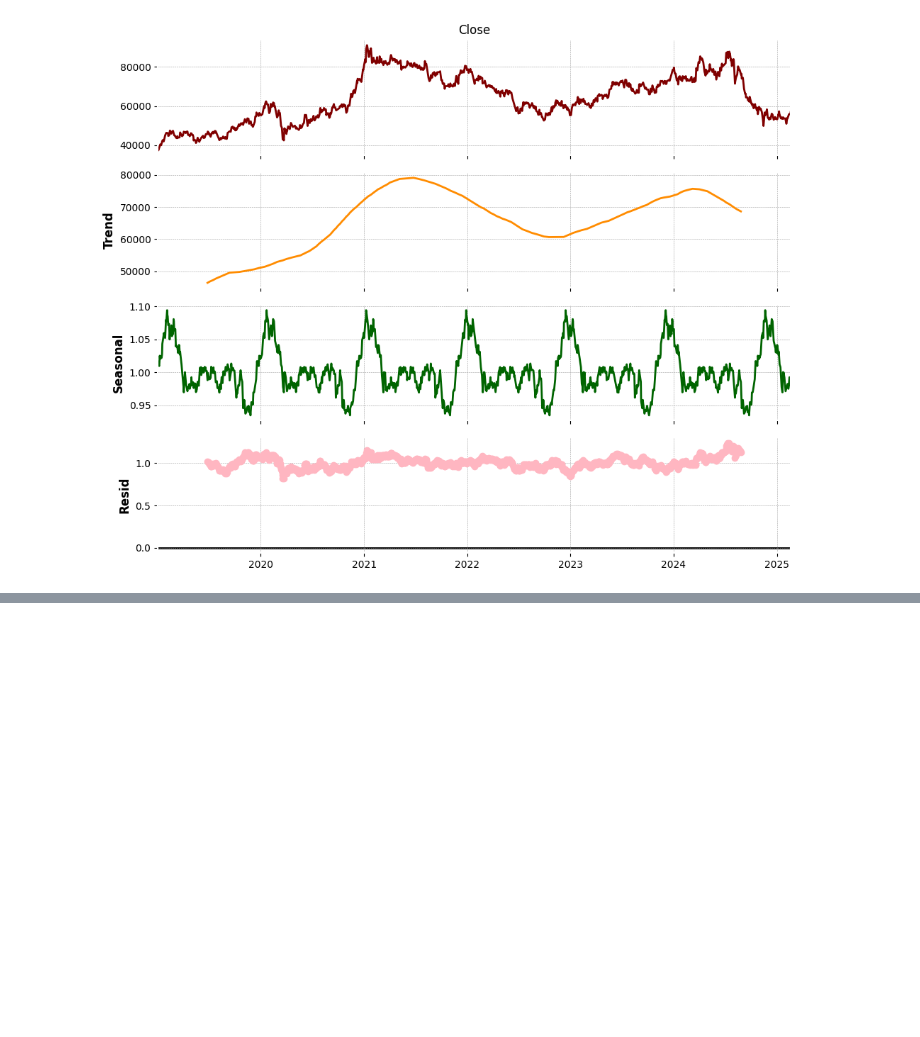
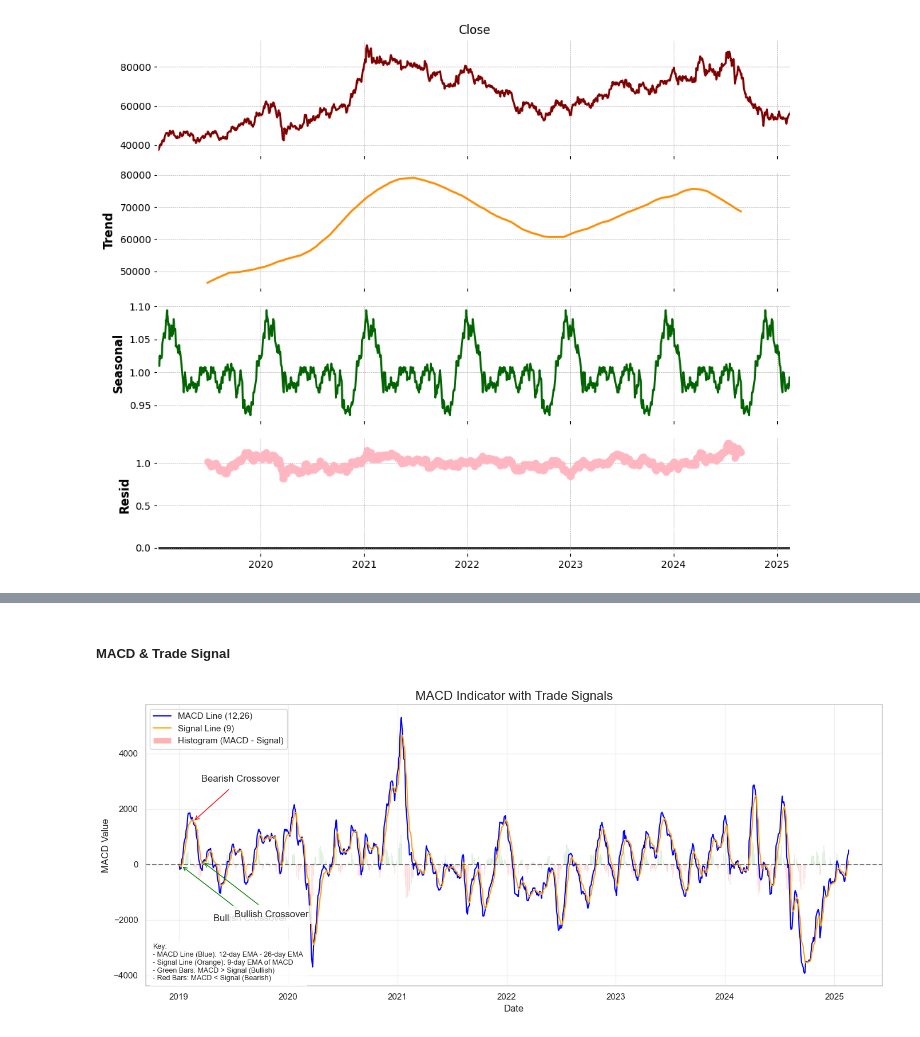
Before and after one commit to BIGDATA-GROUP-4/Samsung-Stock-Price, a Jupyter notebook: Samsung_stockprice.ipynb, the cells around one changed output, grey strips where cells are left out. Drawn from its saved outputs; the diff is of its cells as text; code cells hidden in the pictures; blank space fills up the shorter version.

```diff
--- a/Samsung_stockprice.ipynb
+++ b/Samsung_stockprice.ipynb
@@ -369,0 +523,77 @@ plt.show()
+# %% [markdown]
+##### MACD & Trade Signal
+# %%
+def calculate_macd(ss_pd, fast=12, slow=26, signal=9):
+    ss_pd['EMA_Fast'] = ss_pd['Close'].ewm(span=fast, adjust=False).mean()
+    ss_pd['EMA_Slow'] = ss_pd['Close'].ewm(span=slow, adjust=False).mean()
+    ss_pd['MACD'] = ss_pd['EMA_Fast'] - ss_pd['EMA_Slow']
+    ss_pd['Signal_Line'] = ss_pd['MACD'].ewm(span=signal, adjust=False).mean()
+    ss_pd['MACD_Histogram'] = ss_pd['MACD'] - ss_pd['Signal_Line']
+    return ss_pd
+
+
+ss_pd = calculate_macd(ss_pd)
+
+
+# --- Plot MACD with Annotations ---
+plt.figure(figsize=(14, 6))
+
+
+# 1. MACD and Signal Line
+plt.plot(ss_pd.index, ss_pd['MACD'], label='MACD Line (12,26)', color='blue', linewidth=1.5)
+plt.plot(ss_pd.index, ss_pd['Signal_Line'], label='Signal Line (9)', color='orange', linewidth=1.5)
+
+
+# 2. Histogram (Green/Red Bars)
+plt.bar(ss_pd.index, ss_pd['MACD_Histogram'],
+        color=np.where(ss_pd['MACD_Histogram'] > 0, 'green', 'red'),
+        alpha=0.3, label='Histogram (MACD - Signal)')
+
+
+plt.axhline(0, color='black', linestyle='--', alpha=0.5)  # Zero line
+
+
+# --- Annotations ---
+# Find actual crossovers in the data
+crossovers = ss_pd[ss_pd['MACD_Histogram'].shift(1) * ss_pd['MACD_Histogram'] < 0]
+
+
+# Label the first few crossovers (you can adjust this)
+for i, date in enumerate(crossovers.index[:3]):  # Show first 3 crossovers
+    if ss_pd.loc[date, 'MACD_Histogram'] > 0:  # Bullish crossover
+        plt.annotate('Bullish Crossover',
+                    xy=(date, ss_pd.loc[date, 'MACD']),
+                    xytext=(40, -70), textcoords='offset points',
+                    arrowprops=dict(arrowstyle='->', color='green'),
+                    bbox=dict(boxstyle='round,pad=0.5', fc='white', alpha=0.8))
+    else:  # Bearish crossover
+        plt.annotate('Bearish Crossover',
+                    xy=(date, ss_pd.loc[date, 'MACD']),
+                    xytext=(10, 50), textcoords='offset points',
+                    arrowprops=dict(arrowstyle='->', color='red'),
+                    bbox=dict(boxstyle='round,pad=0.5', fc='white', alpha=0.8))
+
+
+# General Explanations
+plt.text(
+    0.01, 0.02,
+    'Key:\n'
+    '- MACD Line (Blue): 12-day EMA - 26-day EMA\n'
+    '- Signal Line (Orange): 9-day EMA of MACD\n'
+    '- Green Bars: MACD > Signal (Bullish)\n'
+    '- Red Bars: MACD < Signal (Bearish)',
+    transform=plt.gca().transAxes,  # Fixed typo here (transAxex → transAxes)
+    fontsize=9,
+    bbox=dict(facecolor='white', alpha=0.8)
+)
+
+
+plt.title('MACD Indicator with Trade Signals', fontsize=16)
+plt.xlabel('Date', fontsize=12)
+plt.ylabel('MACD Value', fontsize=12)
+plt.legend(loc='upper left')
+plt.grid(True, alpha=0.3)
+plt.tight_layout()
+plt.show()
+# %% [output]
+[figure, added]
```
Also changed, not shown: parts of 7 cells of this notebook.
